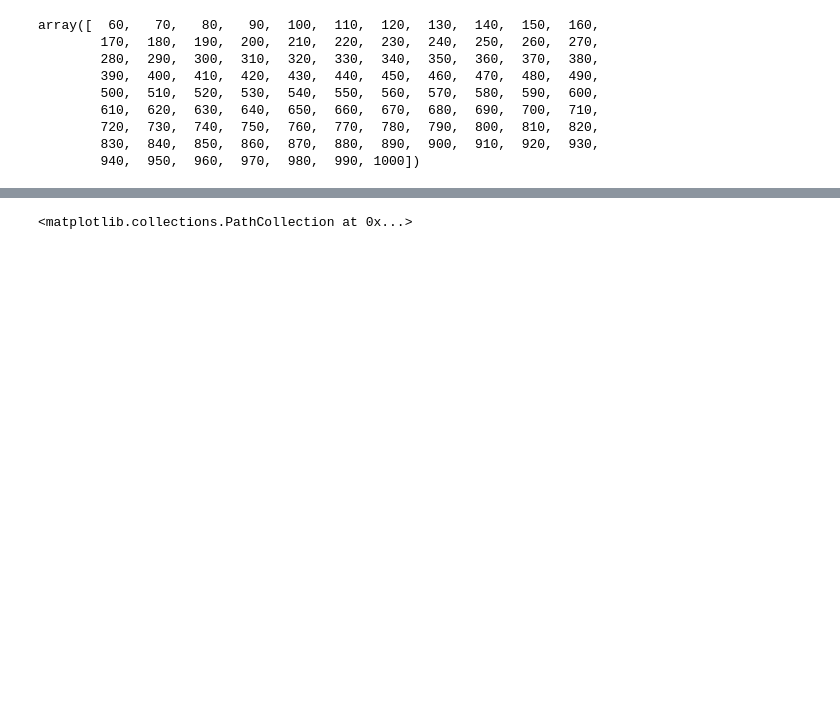
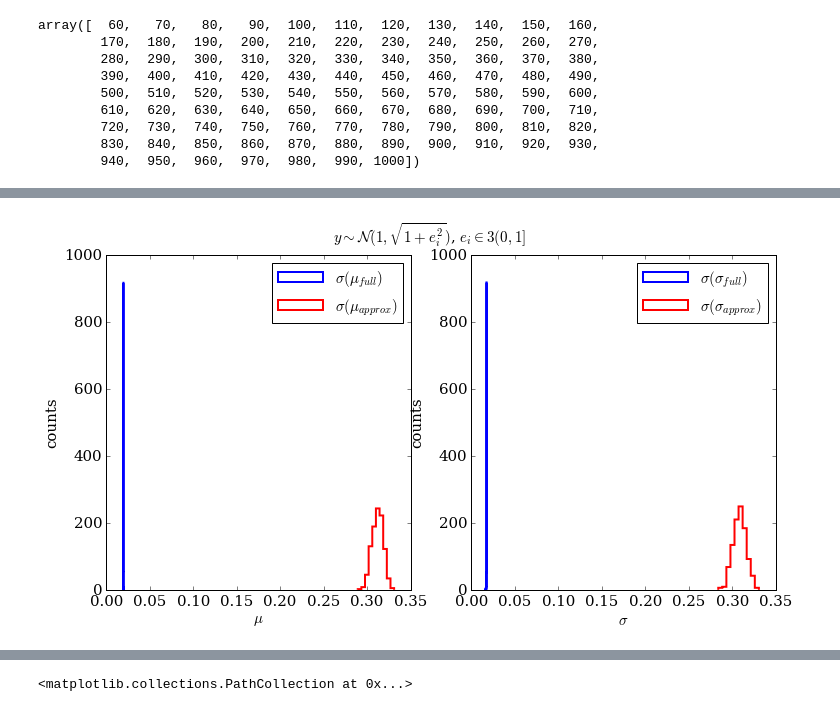
Before and after one commit to suberlak/S82analysis, a Jupyter notebook: code/simulated_AstroML_10.1.1.ipynb, the cells around one changed output, grey strips where cells are left out. Saved outputs shown, nothing was run; the diff lists cells and outputs as text; code cells hidden in the pictures; blank space fills up the shorter version.

```diff
--- a/code/simulated_AstroML_10.1.1.ipynb
+++ b/code/simulated_AstroML_10.1.1.ipynb
@@ -295,0 +446,29 @@ N=1000, A=7.812500e-33 , sigma=0.000000e+00
+# %%
+fig,ax = plt.subplots(1,2, figsize=(12,6))
+
+ax[0].hist(record['std_mu_full'], histtype='step', linestyle='-', normed=False,
+           label=r'$\sigma(\mu_{full})$', lw=2, color='blue', log=False)
+
+ax[0].hist(record['std_mu_approx'], histtype='step', linestyle='-', normed=False,
+           label=r'$\sigma(\mu_{approx})$', lw=2, color='red', log=False)
+
+ax[1].hist(record['std_sig_full'], histtype='step', linestyle='-', normed=False,
+           label=r'$\sigma(\sigma_{full})$', lw=2, color='blue', log=False)
+
+ax[1].hist(record['std_sig_approx'], histtype='step', linestyle='-', normed=False,
+           label=r'$\sigma(\sigma_{approx})$', lw=2, color='red', log=False)
+
+
+
+ax[0].set_xlabel(r'$\mu$', fontsize=15)
+ax[0].set_ylabel('counts', fontsize=15)
+ax[1].set_xlabel(r'$\sigma$', fontsize=15)
+ax[1].set_ylabel('counts', fontsize=15)
+ax[0].legend(fontsize=15)
+ax[1].legend(fontsize=15)
+
+fig.suptitle(r'$  y \sim \mathcal{N}(1,\sqrt{1+e_{i}^{2}})$, $e_{i} \in 3 (0,1]$ ', fontsize=15)
+#fig.subplots_adjust(hspace=0.2)
+plt.savefig('../data_products/AstroML_10.1.1_rand_stdev.png')
+# %% [output]
+[figure, added]
```
Also changed, not shown: parts of 20 cells of this notebook, 1 other file.
